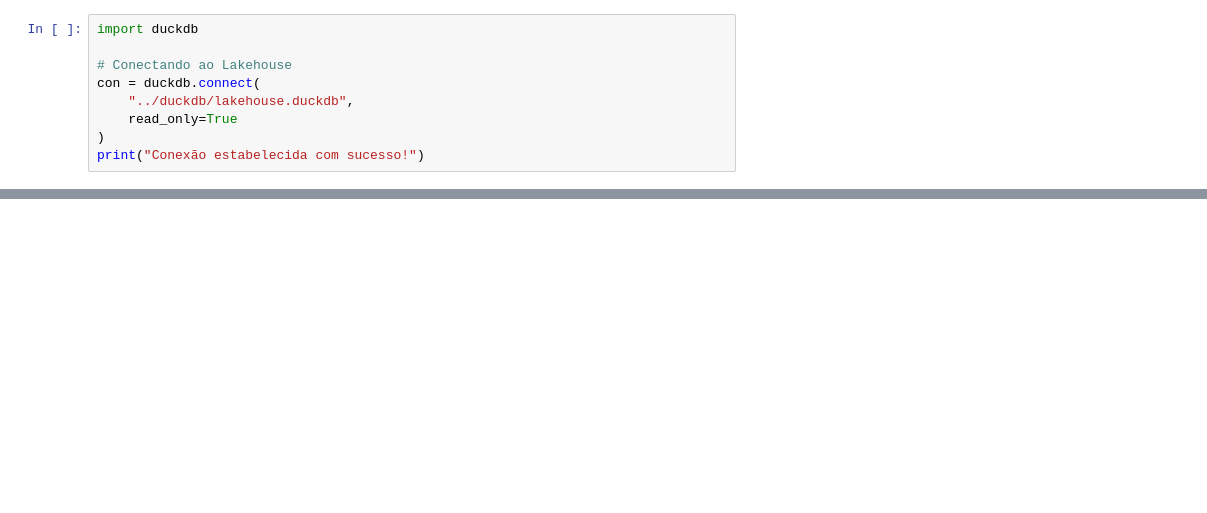
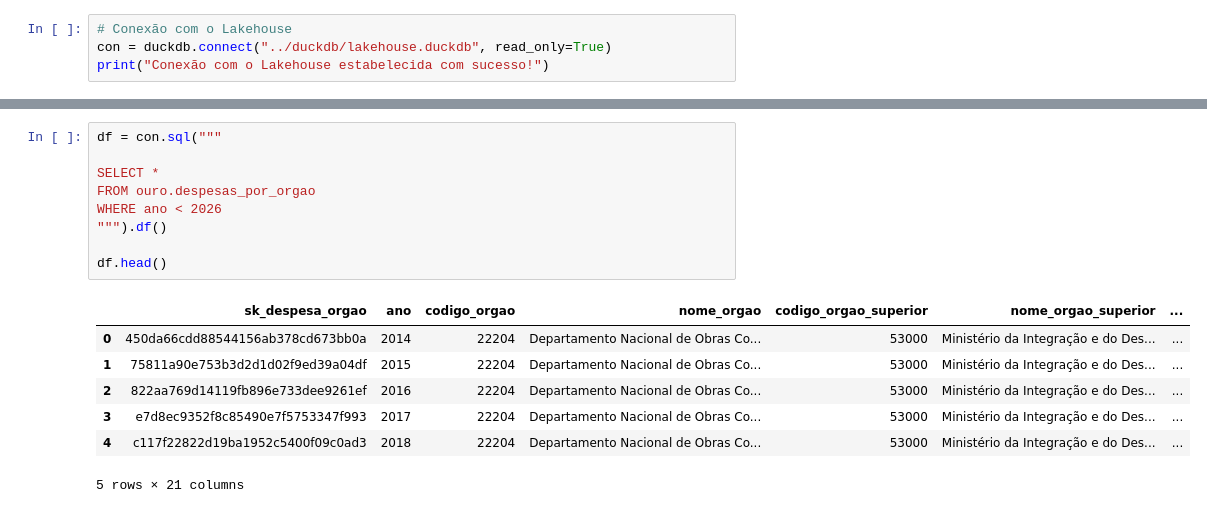
Before and after one commit to millaspjiorin/ProjetoFinalDSBD, a Jupyter notebook: analytics/03_modelagem_ml.ipynb, the cells around one changed output, grey strips where cells are left out. Cells and saved outputs as stored; diff of their text form; blank space fills up the shorter version.

```diff
--- a/analytics/03_modelagem_ml.ipynb
+++ b/analytics/03_modelagem_ml.ipynb
@@ -23,10 +48,5 @@ import duckdb
 # %%
-import duckdb
-
-# Conectando ao Lakehouse
-con = duckdb.connect(
-    "../duckdb/lakehouse.duckdb",
-    read_only=True
-)
-print("Conexão estabelecida com sucesso!")
+# Conexão com o Lakehouse
+con = duckdb.connect("../duckdb/lakehouse.duckdb", read_only=True)
+print("Conexão com o Lakehouse estabelecida com sucesso!")
 # %% [output]
@@ -33,0 +58,17 @@ Conexão estabelecida com sucesso!
+# %%
+df = con.sql("""
+
+SELECT *
+FROM ouro.despesas_por_orgao
+WHERE ano < 2026
+""").df()
+
+df.head()
+# %% [output]
+|  | sk_despesa_orgao | ano | codigo_orgao | nome_orgao | codigo_orgao_superior | nome_orgao_superior | ... |
+| 0 | 450da66cdd88544156ab378cd673bb0a | 2014 | 22204 | Departamento Nacional de Obras Co... | 53000 | Ministério da Integração e do Des... | ... |
+| 1 | 75811a90e753b3d2d1d02f9ed39a04df | 2015 | 22204 | Departamento Nacional de Obras Co... | 53000 | Ministério da Integração e do Des... | ... |
+| 2 | 822aa769d14119fb896e733dee9261ef | 2016 | 22204 | Departamento Nacional de Obras Co... | 53000 | Ministério da Integração e do Des... | ... |
+| 3 | e7d8ec9352f8c85490e7f5753347f993 | 2017 | 22204 | Departamento Nacional de Obras Co... | 53000 | Ministério da Integração e do Des... | ... |
+| 4 | c117f22822d19ba1952c5400f09c0ad3 | 2018 | 22204 | Departamento Nacional de Obras Co... | 53000 | Ministério da Integração e do Des... | ... |
+5 rows × 21 columns
```
Also changed, not shown: parts of 49 cells of this notebook, 2 other files.
